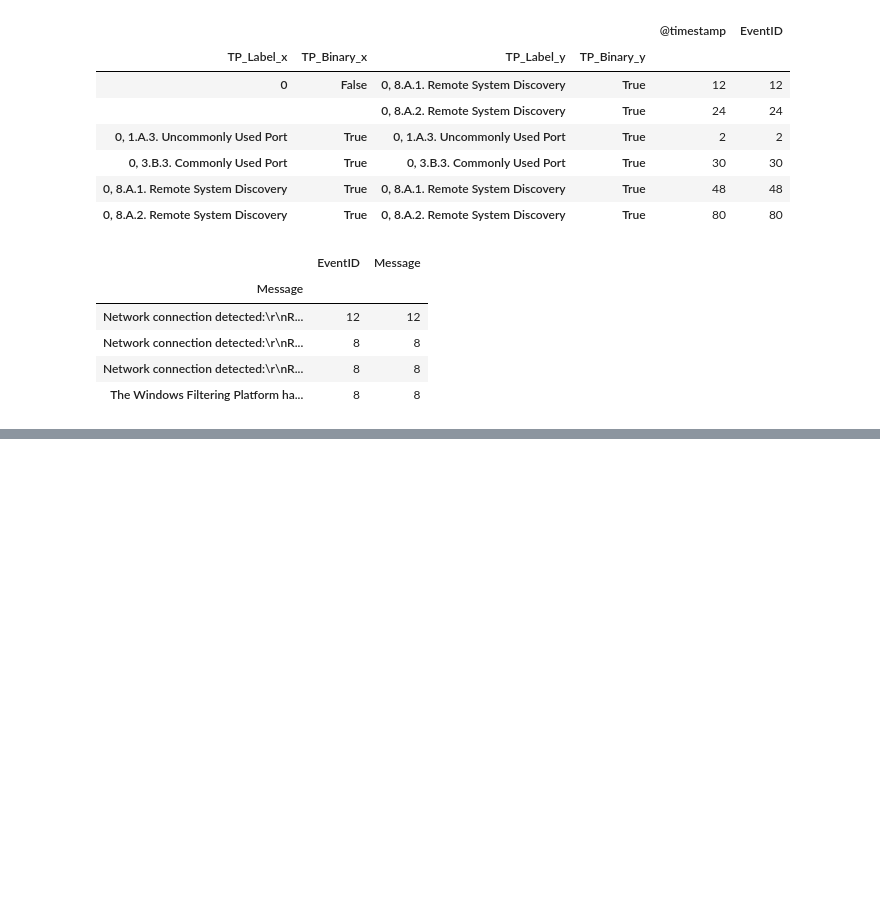
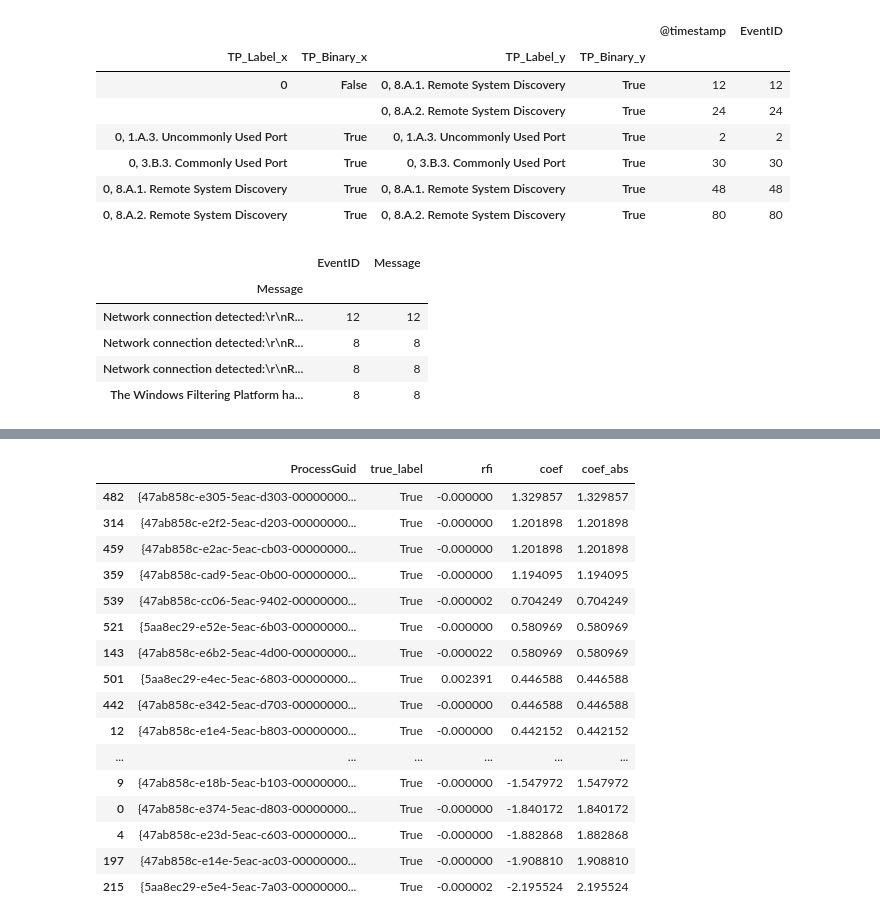
Before and after one commit to zulu8/graph_msc, a Jupyter notebook: Network2.ipynb, the cells around one changed output, grey strips where cells are left out. Drawn from its saved outputs; the diff is of its cells as text; code cells hidden in the pictures; blank space fills up the shorter version.

```diff
--- a/Network2.ipynb
+++ b/Network2.ipynb
@@ -220,0 +491,2 @@ df_labelled = spark.createDataFrame(df_label.astype(str))
+# %%
+colName = 'ProcessGuid'
@@ -220,0 +776,2 @@ df_labelled = spark.createDataFrame(df_label.astype(str))
+# %%
+classful_feature_importance = get_classful_feature_importance('ProcessGuid', df_label, 'TP_Binary_x')
@@ -220,0 +807,20 @@ df_labelled = spark.createDataFrame(df_label.astype(str))
+# %%
+classful_feature_importance.loc[classful_feature_importance.true_label == True].sort_values(by=['coef'], ascending=False)
+# %% [output]
+|  | ProcessGuid | true_label | rfi | coef | coef_abs |
+| 482 | {47ab858c-e305-5eac-d303-00000000... | True | -0.000000 | 1.329857 | 1.329857 |
+| 314 | {47ab858c-e2f2-5eac-d203-00000000... | True | -0.000000 | 1.201898 | 1.201898 |
+| 459 | {47ab858c-e2ac-5eac-cb03-00000000... | True | -0.000000 | 1.201898 | 1.201898 |
+| 359 | {47ab858c-cad9-5eac-0b00-00000000... | True | -0.000000 | 1.194095 | 1.194095 |
+| 539 | {47ab858c-cc06-5eac-9402-00000000... | True | -0.000002 | 0.704249 | 0.704249 |
+| 521 | {5aa8ec29-e52e-5eac-6b03-00000000... | True | -0.000000 | 0.580969 | 0.580969 |
+| 143 | {47ab858c-e6b2-5eac-4d00-00000000... | True | -0.000022 | 0.580969 | 0.580969 |
+| 501 | {5aa8ec29-e4ec-5eac-6803-00000000... | True | 0.002391 | 0.446588 | 0.446588 |
+| 442 | {47ab858c-e342-5eac-d703-00000000... | True | -0.000000 | 0.446588 | 0.446588 |
+| 12 | {47ab858c-e1e4-5eac-b803-00000000... | True | -0.000000 | 0.442152 | 0.442152 |
+| ... | ... | ... | ... | ... | ... |
+| 9 | {47ab858c-e18b-5eac-b103-00000000... | True | -0.000000 | -1.547972 | 1.547972 |
+| 0 | {47ab858c-e374-5eac-d803-00000000... | True | -0.000000 | -1.840172 | 1.840172 |
+| 4 | {47ab858c-e23d-5eac-c603-00000000... | True | -0.000000 | -1.882868 | 1.882868 |
+| 197 | {47ab858c-e14e-5eac-ac03-00000000... | True | -0.000000 | -1.908810 | 1.908810 |
+| 215 | {5aa8ec29-e5e4-5eac-7a03-00000000... | True | -0.000002 | -2.195524 | 2.195524 |
```
Also changed, not shown: parts of 79 cells of this notebook.
